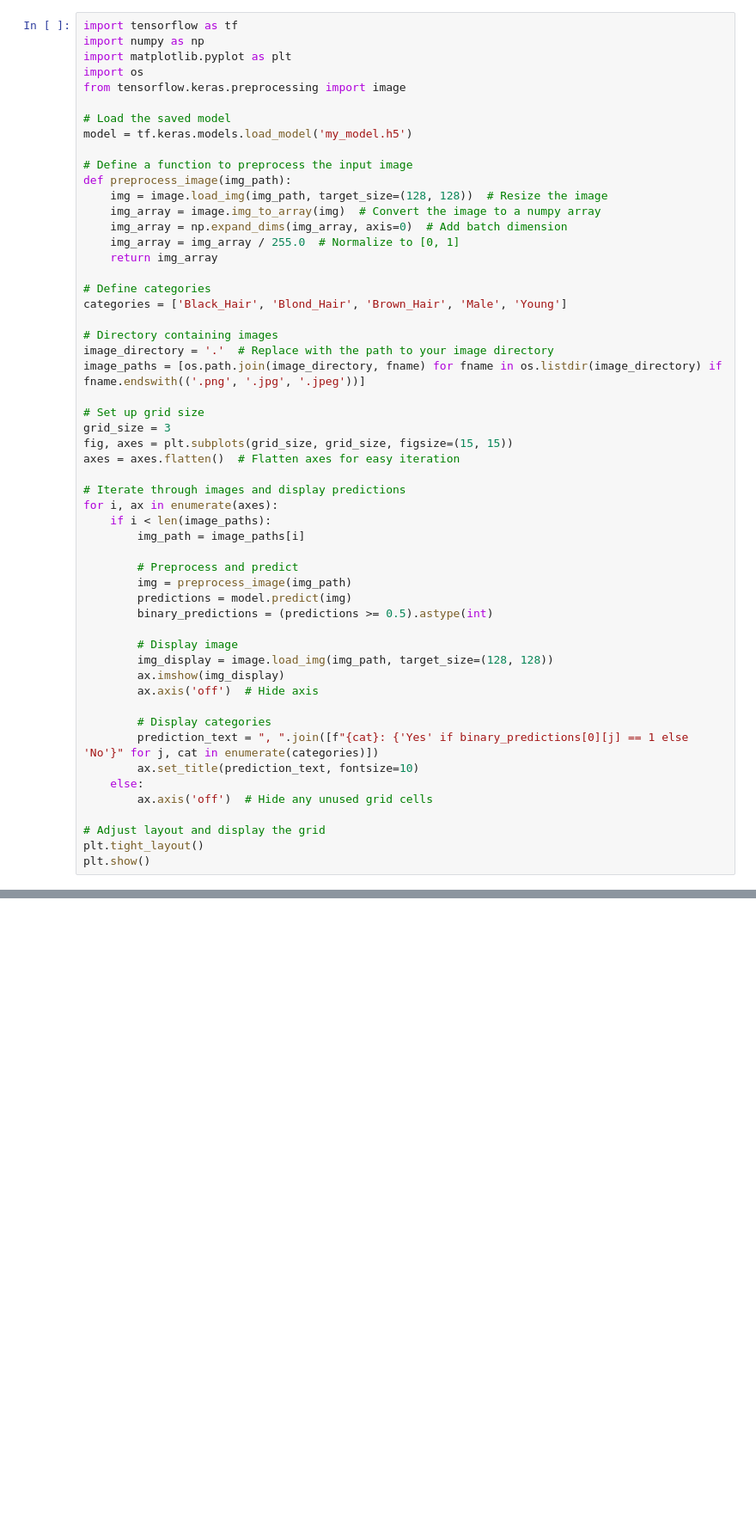
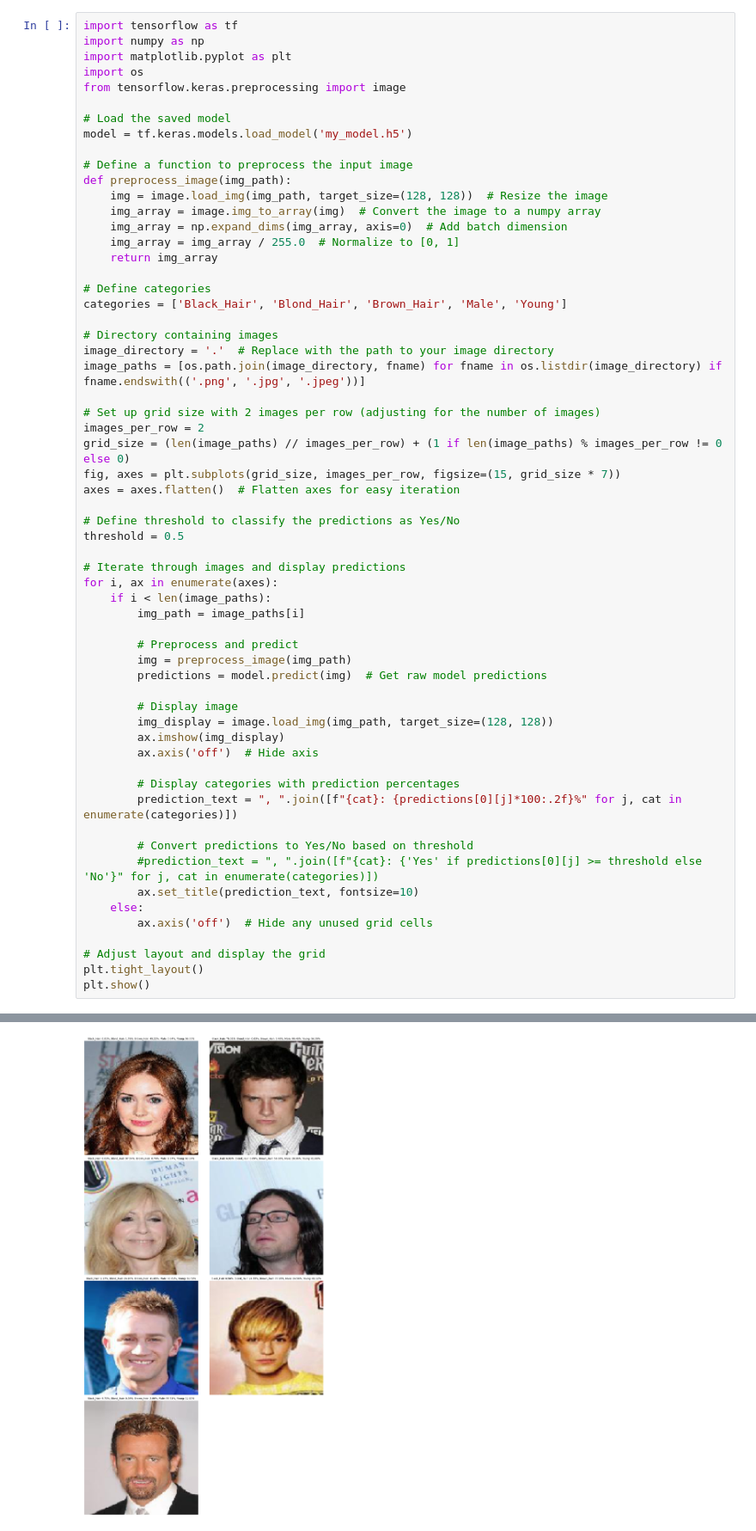
Before and after one commit to SergeGordts/CapitaSelectaStargan, a Jupyter notebook: MobilenetV2_Classifier.ipynb, the cells around one changed output, grey strips where cells are left out. Shown at 86% size. Saved outputs shown, nothing was run; the diff lists cells and outputs as text; blank space fills up the shorter version.

```diff
--- a/MobilenetV2_Classifier.ipynb
+++ b/MobilenetV2_Classifier.ipynb
@@ -246,10 +222,14 @@ categories = ['Black_Hair', 'Blond_Hair', 'Brown_Hair', 'Male', 'Young']
 image_directory = '.'  # Replace with the path to your image directory
 image_paths = [os.path.join(image_directory, fname) for fname in os.listdir(image_directory) if fname.endswith(('.png', '.jpg', '.jpeg'))]
 
-# Set up grid size
-grid_size = 3
-fig, axes = plt.subplots(grid_size, grid_size, figsize=(15, 15))
+# Set up grid size with 2 images per row (adjusting for the number of images)
+images_per_row = 2
+grid_size = (len(image_paths) // images_per_row) + (1 if len(image_paths) % images_per_row != 0 else 0)
+fig, axes = plt.subplots(grid_size, images_per_row, figsize=(15, grid_size * 7))
 axes = axes.flatten()  # Flatten axes for easy iteration
+
+# Define threshold to classify the predictions as Yes/No
+threshold = 0.5
 
 # Iterate through images and display predictions
 for i, ax in enumerate(axes):
@@ -258,16 +238,18 @@ for i, ax in enumerate(axes):
 
         # Preprocess and predict
         img = preprocess_image(img_path)
-        predictions = model.predict(img)
-        binary_predictions = (predictions >= 0.5).astype(int)
+        predictions = model.predict(img)  # Get raw model predictions
 
         # Display image
         img_display = image.load_img(img_path, target_size=(128, 128))
         ax.imshow(img_display)
         ax.axis('off')  # Hide axis
 
-        # Display categories
-        prediction_text = ", ".join([f"{cat}: {'Yes' if binary_predictions[0][j] == 1 else 'No'}" for j, cat in enumerate(categories)])
+        # Display categories with prediction percentages
+        prediction_text = ", ".join([f"{cat}: {predictions[0][j]*100:.2f}%" for j, cat in enumerate(categories)])
+
+        # Convert predictions to Yes/No based on threshold
+        #prediction_text = ", ".join([f"{cat}: {'Yes' if predictions[0][j] >= threshold else 'No'}" for j, cat in enumerate(categories)])
         ax.set_title(prediction_text, fontsize=10)
     else:
         ax.axis('off')  # Hide any unused grid cells
@@ -275,3 +257,4 @@ for i, ax in enumerate(axes):
 # Adjust layout and display the grid
 plt.tight_layout()
 plt.show()
+# %% [output]
@@ -277,0 +268 @@ plt.show()
+[figure, added]
```
Also changed, not shown: parts of 12 cells of this notebook.
